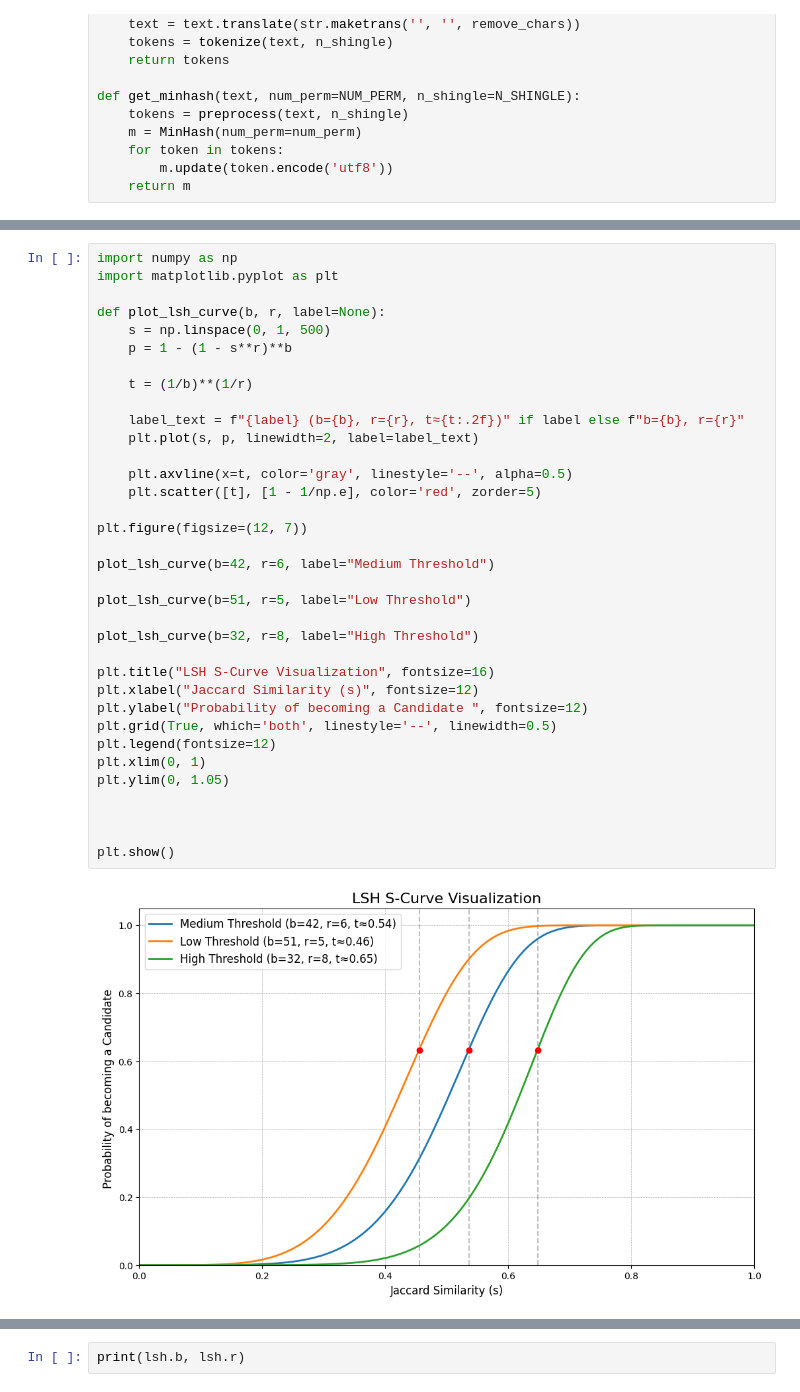
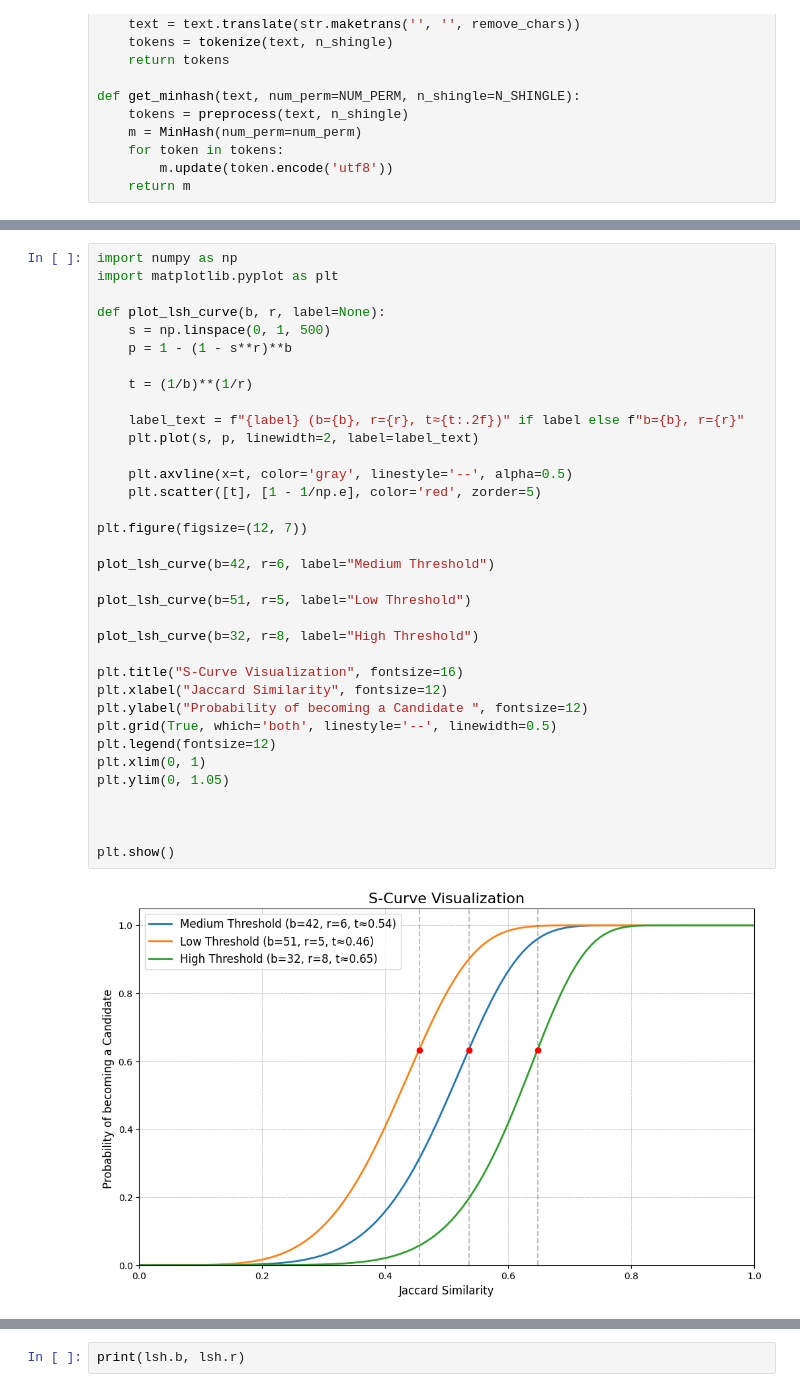
Before and after one commit to ttuanhai/locality-sensitive-hashing, a Jupyter notebook: MinHash/febrl/minhash_lsh.ipynb, the cells around one changed output, grey strips where cells are left out. Drawn from its saved outputs; the diff is of its cells as text.

```diff
--- a/MinHash/febrl/minhash_lsh.ipynb
+++ b/MinHash/febrl/minhash_lsh.ipynb
@@ -117,36 +109,36 @@ import matplotlib.pyplot as plt
 def plot_lsh_curve(b, r, label=None):
     s = np.linspace(0, 1, 500)
     p = 1 - (1 - s**r)**b
 
     t = (1/b)**(1/r)
 
     label_text = f"{label} (b={b}, r={r}, t≈{t:.2f})" if label else f"b={b}, r={r}"
     plt.plot(s, p, linewidth=2, label=label_text)
 
     plt.axvline(x=t, color='gray', linestyle='--', alpha=0.5)
     plt.scatter([t], [1 - 1/np.e], color='red', zorder=5)
 
 plt.figure(figsize=(12, 7))
 
 plot_lsh_curve(b=42, r=6, label="Medium Threshold")
 
 plot_lsh_curve(b=51, r=5, label="Low Threshold")
 
 plot_lsh_curve(b=32, r=8, label="High Threshold")
 
-plt.title("LSH S-Curve Visualization", fontsize=16)
-plt.xlabel("Jaccard Similarity (s)", fontsize=12)
+plt.title("S-Curve Visualization", fontsize=16)
+plt.xlabel("Jaccard Similarity", fontsize=12)
 plt.ylabel("Probability of becoming a Candidate ", fontsize=12)
 plt.grid(True, which='both', linestyle='--', linewidth=0.5)
 plt.legend(fontsize=12)
 plt.xlim(0, 1)
 plt.ylim(0, 1.05)
 
 
 
 plt.show()
 # %% [output]
-[figure, old version]
+[figure, new version]
 # %%
 lsh = MinHashLSH(threshold=THRESHOLD, num_perm=NUM_PERM)
 start_time = time.time()
```
Also changed, not shown: parts of 9 cells of this notebook, 8 other files.
